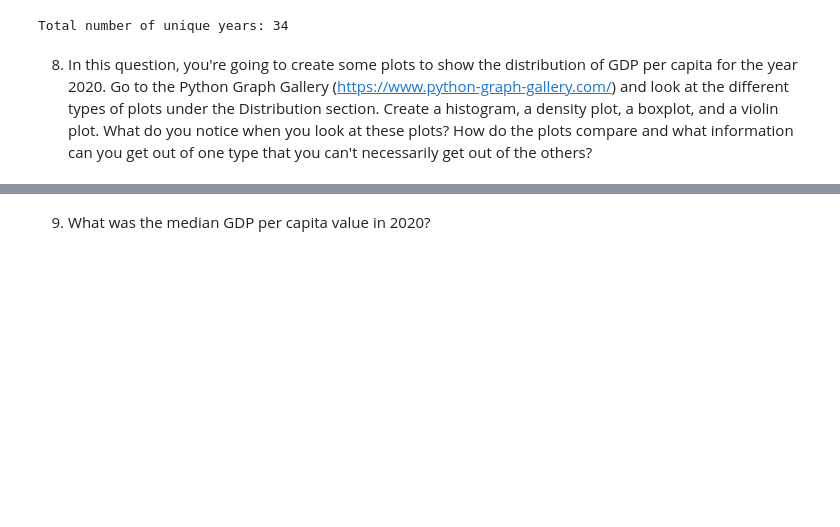
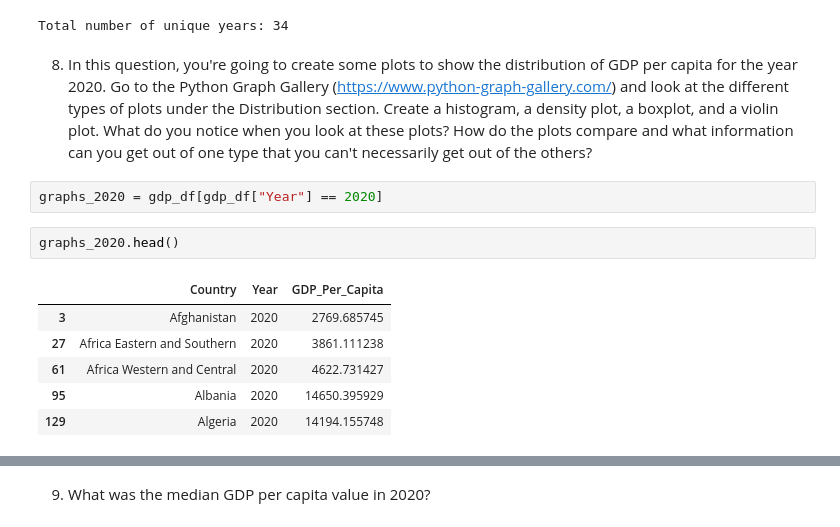
Before and after one commit to NSS-Data-Analytics-Cohort-14/gdp-and-internet-usage-kshaffer93, a Jupyter notebook: notebooks/example.ipynb, the cells around one changed output, grey strips where cells are left out. Cells and saved outputs as stored; diff of their text form; blank space fills up the shorter version.

```diff
--- a/notebooks/example.ipynb
+++ b/notebooks/example.ipynb
@@ -110,4 +110,15 @@ print(f"Total number of unique years: {total_years}")
 Total number of unique years: 34
 # %% [markdown]
 8. In this question, you're going to create some plots to show the distribution of GDP per capita for the year 2020. Go to the Python Graph Gallery (https://www.python-graph-gallery.com/) and look at the different types of plots under the Distribution section. Create a histogram, a density plot, a boxplot, and a violin plot. What do you notice when you look at these plots? How do the plots compare and what information can you get out of one type that you can't necessarily get out of the others?
+# %%
+graphs_2020 = gdp_df[gdp_df["Year"] == 2020]
+# %%
+graphs_2020.head()
+# %% [output]
+|  | Country | Year | GDP_Per_Capita |
+| 3 | Afghanistan | 2020 | 2769.685745 |
+| 27 | Africa Eastern and Southern | 2020 | 3861.111238 |
+| 61 | Africa Western and Central | 2020 | 4622.731427 |
+| 95 | Albania | 2020 | 14650.395929 |
+| 129 | Algeria | 2020 | 14194.155748 |
 # %%
```
Also changed, not shown: parts of 8 cells of this notebook.
